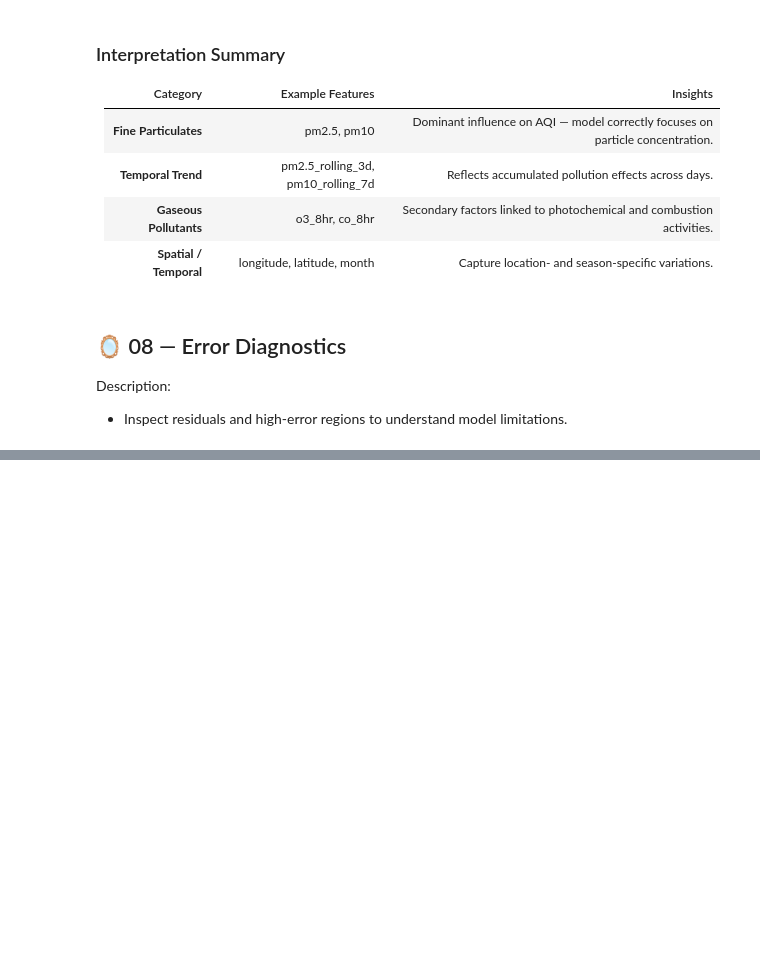
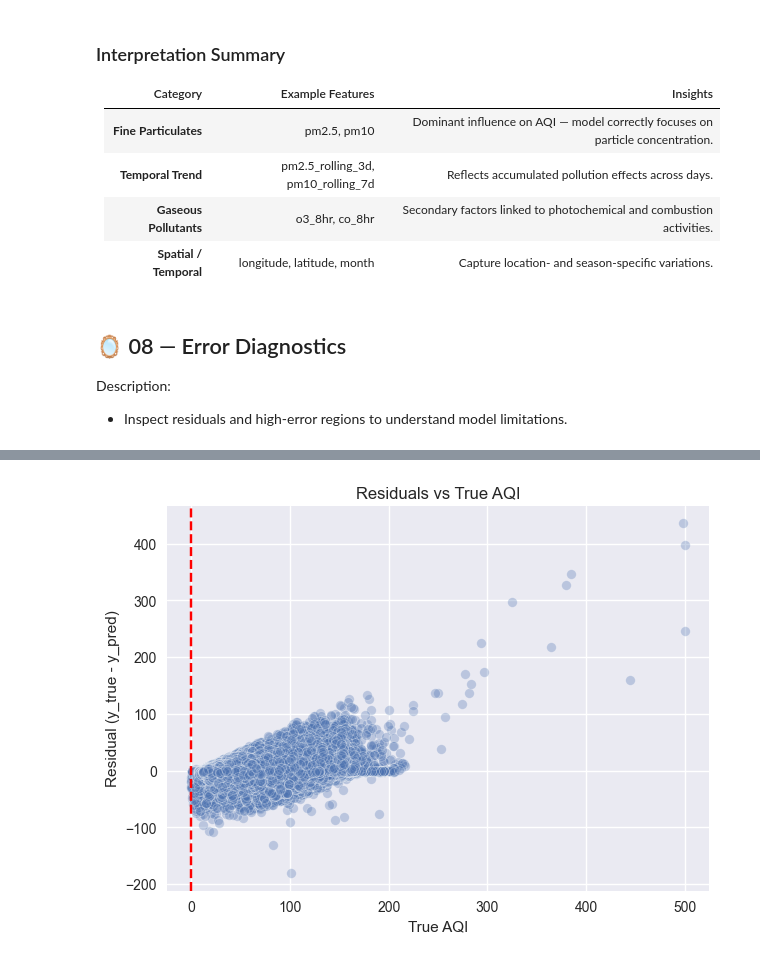
Before and after one commit to chgwyellow/air_pollution_analysis, a Jupyter notebook: notebook/04_nonlinear_modeling.ipynb, the cells around one changed output, grey strips where cells are left out. Drawn from its saved outputs; the diff is of its cells as text; code cells hidden in the pictures; blank space fills up the shorter version.

```diff
--- a/notebook/04_nonlinear_modeling.ipynb
+++ b/notebook/04_nonlinear_modeling.ipynb
@@ -467,0 +486,11 @@ Description:
+# %%
+# === 3. — Residuals vs True AQI ===
+plt.figure(figsize=(7,5))
+sns.scatterplot(x=res_df["y_true"], y=res_df["residual"], alpha=0.3)
+plt.axvline(0, color="red", linestyle="--")
+plt.title("Residuals vs True AQI")
+plt.xlabel("True AQI")
+plt.ylabel("Residual (y_true - y_pred)")
+plt.show()
+# %% [output]
+[figure, added]
```
Also changed, not shown: parts of 7 cells of this notebook.
